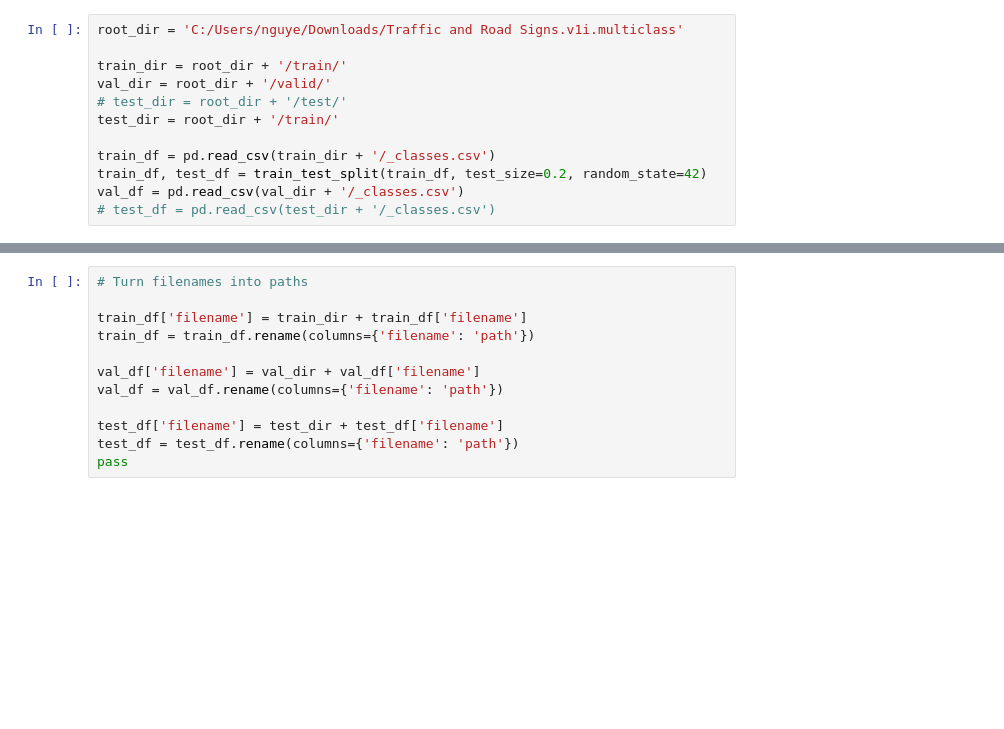
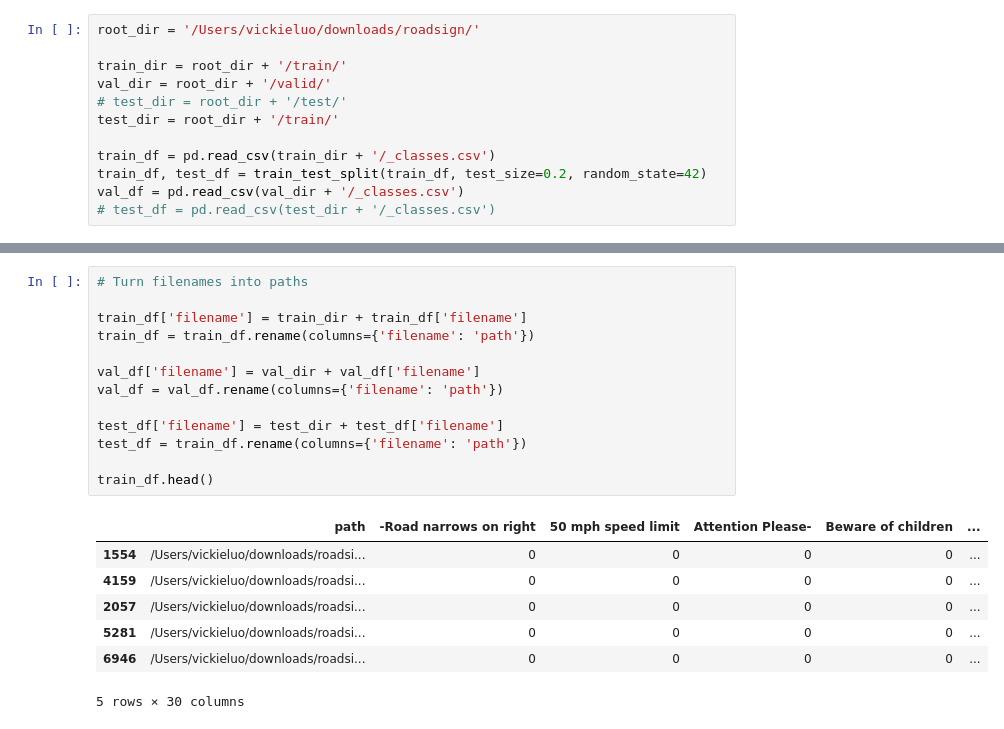
Before and after one commit to luovickie/TrafficSignRecognitionModel, a Jupyter notebook: 240-roadsigns.ipynb, the cells around one changed output, grey strips where cells are left out. Saved outputs shown, nothing was run; the diff lists cells and outputs as text; blank space fills up the shorter version.

```diff
--- a/240-roadsigns.ipynb
+++ b/240-roadsigns.ipynb
@@ -22,5 +25,5 @@ import tensorflow as tf
 # %%
-root_dir = 'C:/Users/nguye/Downloads/Traffic and Road Signs.v1i.multiclass'
+root_dir = '/Users/vickieluo/downloads/roadsign/'
 
 train_dir = root_dir + '/train/'
 val_dir = root_dir + '/valid/'
@@ -70,12 +73,21 @@ class_columns =  [" -Road narrows on right",
 # %%
 # Turn filenames into paths
 
 train_df['filename'] = train_dir + train_df['filename']
 train_df = train_df.rename(columns={'filename': 'path'})
 
 val_df['filename'] = val_dir + val_df['filename']
 val_df = val_df.rename(columns={'filename': 'path'})
 
 test_df['filename'] = test_dir + test_df['filename']
-test_df = test_df.rename(columns={'filename': 'path'})
-pass
+test_df = train_df.rename(columns={'filename': 'path'})
+
+train_df.head()
+# %% [output]
+|  | path | -Road narrows on right | 50 mph speed limit | Attention Please- | Beware of children | ... |
+| 1554 | /Users/vickieluo/downloads/roadsi... | 0 | 0 | 0 | 0 | ... |
+| 4159 | /Users/vickieluo/downloads/roadsi... | 0 | 0 | 0 | 0 | ... |
+| 2057 | /Users/vickieluo/downloads/roadsi... | 0 | 0 | 0 | 0 | ... |
+| 5281 | /Users/vickieluo/downloads/roadsi... | 0 | 0 | 0 | 0 | ... |
+| 6946 | /Users/vickieluo/downloads/roadsi... | 0 | 0 | 0 | 0 | ... |
+5 rows × 30 columns
```
Also changed, not shown: parts of 17 cells of this notebook.
